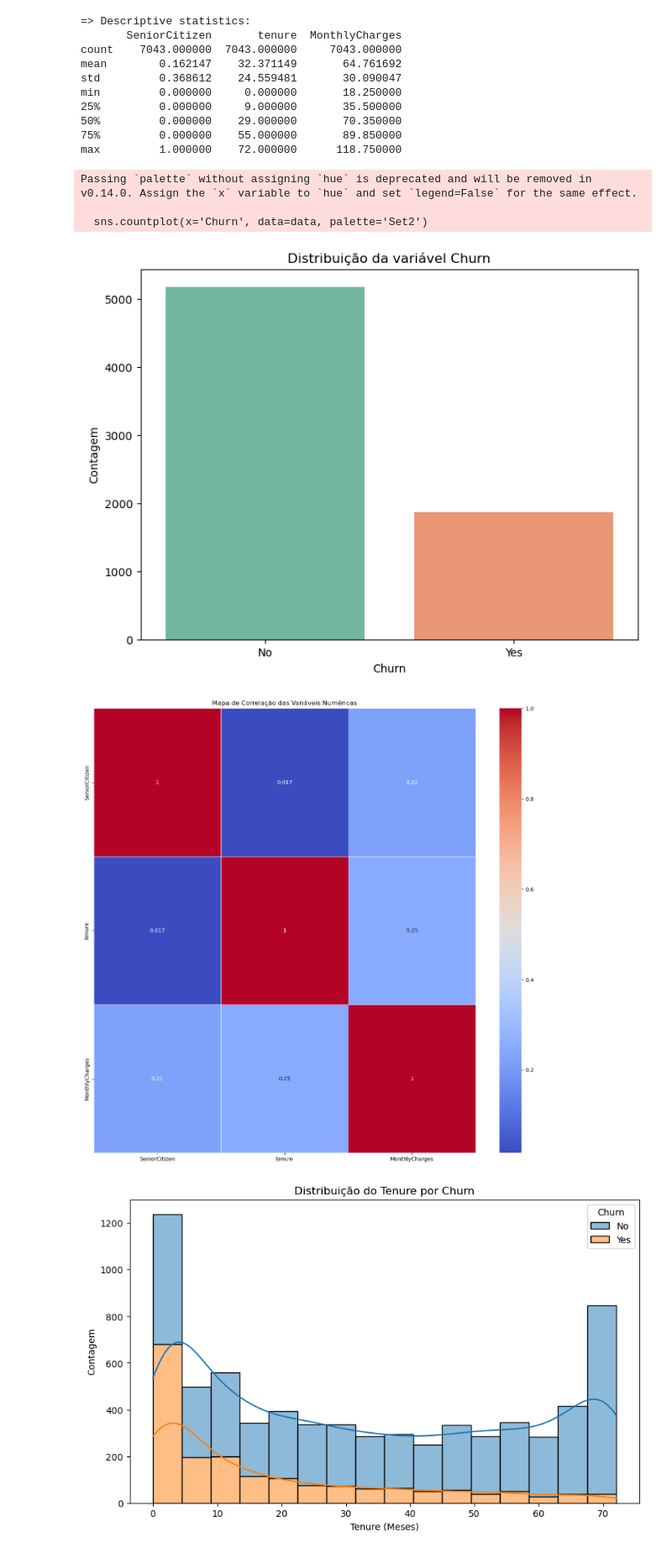
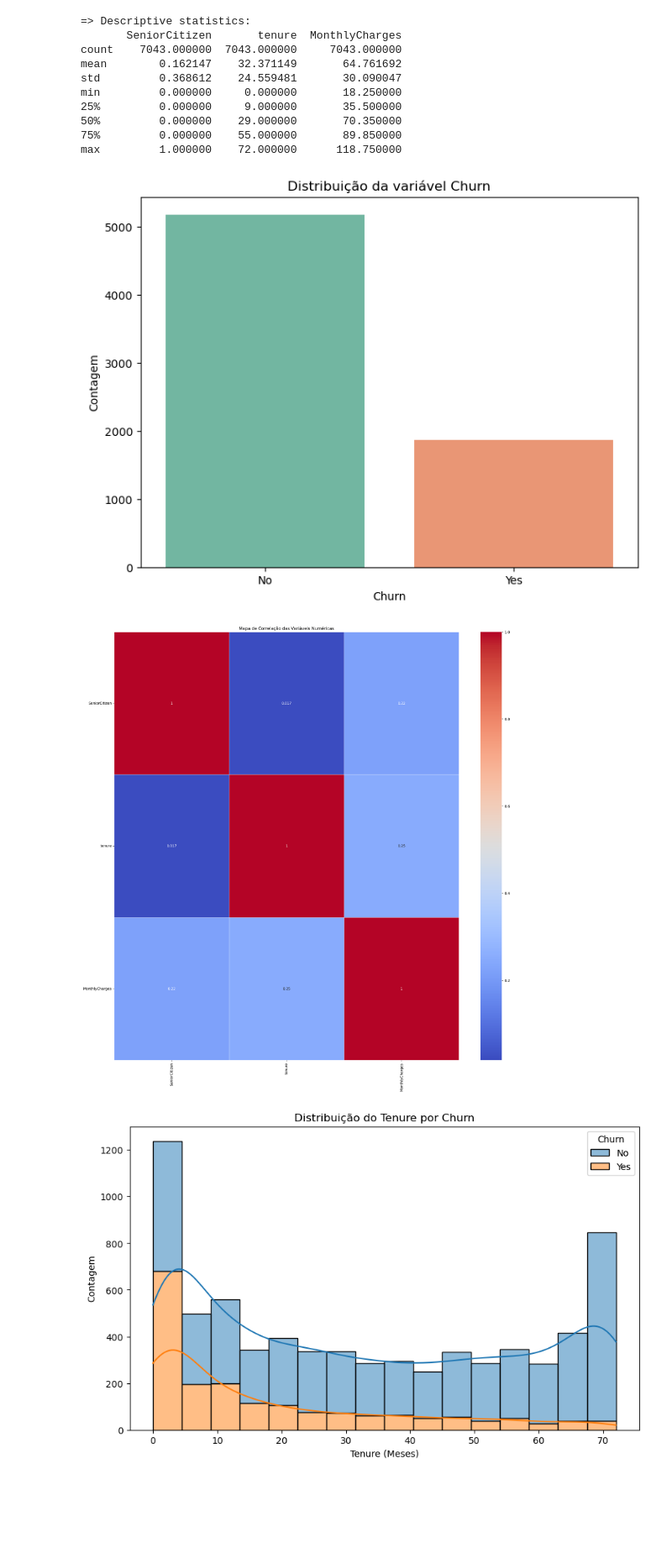
Before and after one commit to MagnunAVF/customer-churn-prediction, a Jupyter notebook: notebooks/customer-churn.ipynb, the cells around one changed output. Shown: that part at 84% size. Saved outputs shown, nothing was run; the diff lists cells and outputs as text; code cells hidden in the pictures; blank space fills up the shorter version.

Commit message:
Improve data visualization

```diff
--- a/notebooks/customer-churn.ipynb
+++ b/notebooks/customer-churn.ipynb
@@ -93,25 +93,27 @@ max         1.000000    72.000000      118.750000
 # %%
 # Analysis of the target variable balance (Churn)
 plt.figure(figsize=(8, 6))
-sns.countplot(x='Churn', data=data, palette='Set2')
+sns.countplot(x='Churn', data=data, hue='Churn', palette='Set2', legend=False)
 plt.title('Distribuição da variável Churn')
 plt.xlabel('Churn')
 plt.ylabel('Contagem')
 plt.show()
 # %% [output]
-Passing `palette` without assigning `hue` is deprecated and will be removed in v0.14.0. Assign the `x` variable to `hue` and set `legend=False` for the same effect.
-
-  sns.countplot(x='Churn', data=data, palette='Set2')
 [figure]
 # %%
 # Visualize the correlation between numerical variables
 numerical_data = data.select_dtypes(include=['float64', 'int64'])
-plt.figure(figsize=(16, 15))
+plt.figure(figsize=(22, 22))
 sns.heatmap(numerical_data.corr(), annot=True, cmap='coolwarm', linewidths=0.5)
+
+# Adjust the tick labels to ensure they are readable
+plt.xticks(rotation=90)  # Rotate x-axis labels for better readability
+plt.yticks(rotation=0)   # Keep y-axis labels horizontal
+
 plt.title('Mapa de Correlação das Variáveis Numéricas')
 plt.show()
 # %% [output]
-[figure, old version]
+[figure, new version]
 # %%
 # Visualize the distribution of Tenure (length of stay) by Churn
 plt.figure(figsize=(10, 6))
```
Also changed, not shown: parts of 2 cells of this notebook.
